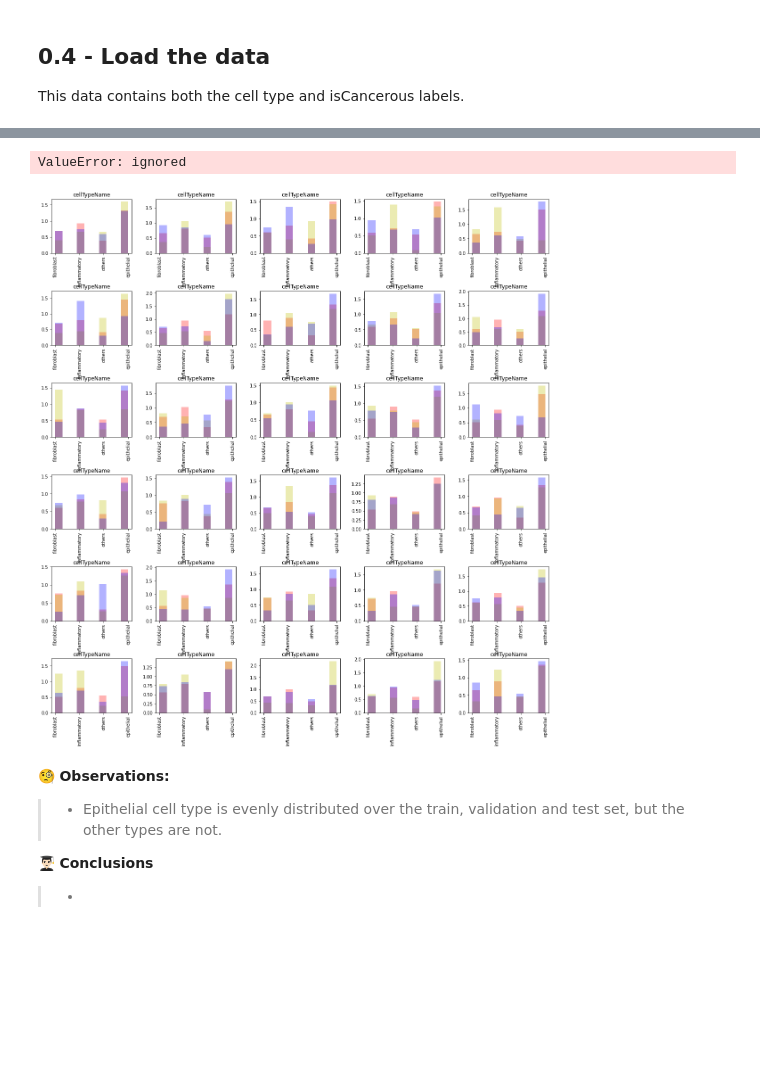
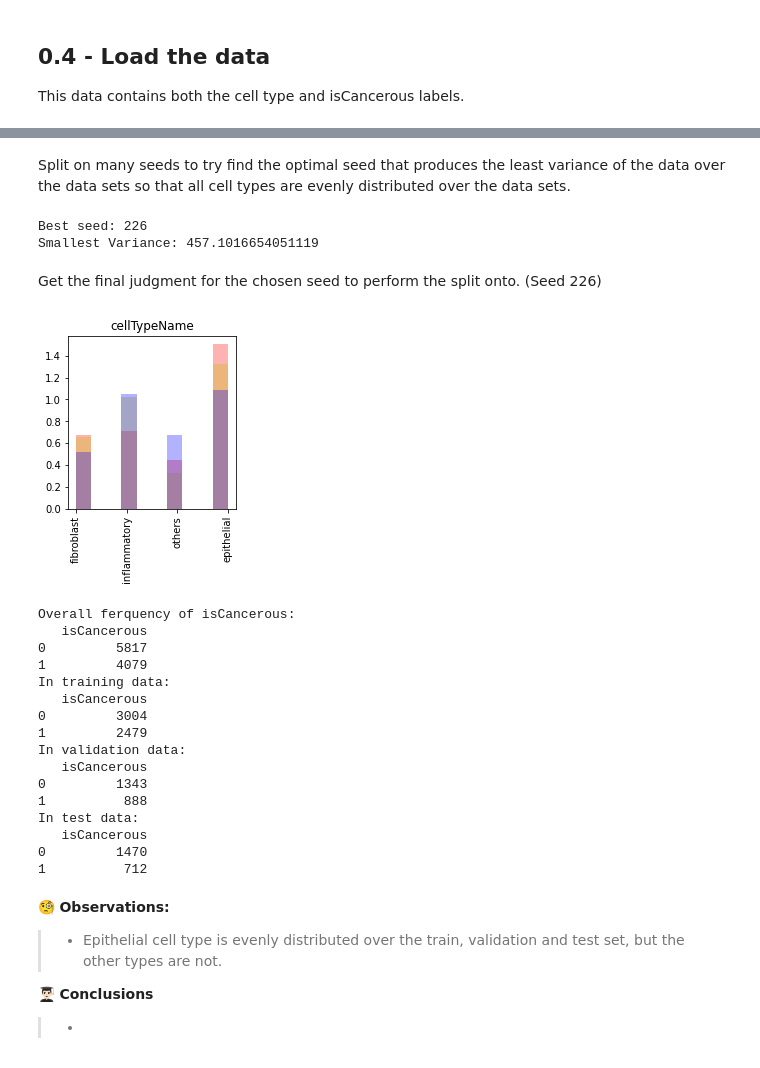
Before and after one commit to Luke-Mason/CML-Assignment-2, a Jupyter notebook: Luke.ipynb, the cells around one changed output, grey strips where cells are left out. Drawn from its saved outputs; the diff is of its cells as text; code cells hidden in the pictures; blank space fills up the shorter version.

Commit message:
Optimised the data split seed

```diff
--- a/Luke.ipynb
+++ b/Luke.ipynb
@@ -303,6 +305,3 @@ Splitting the main dataset into train, validation and test sets.
 This section actually split the data based on patient, so the data associated with that patient is not split across multiple data sets but instead all would be in one of the data sets, train, validation or test.
 
 This is done so that the test and validation data is tested on training data that came from completely new patients. If the patient's data was split across all the datasets then the data in the training set could be used to classify the same patients cells in the validation and test set. This would cause a problem if the model is used to classify new patients on a different data set. This decision allows for bias to be detected during training of the model and testing and counter measures can be put in place to reduce this seen bias.
-# %%
-# Split the data based on patient ID.
-main_train_set, main_validation_set, main_test_set = train_val_test_split_by_column(main_data, 'patientID', 35)
@@ -323,0 +308,3 @@ Name: cellTypeName, Length: 5959, dtype: object
+# %%
+def diff(count, highest_value):
+  return abs(((count/highest_value) * 100) - 100)
@@ -324,28 +333,62 @@ Name: cellTypeName, Length: 5959, dtype: object
+# %% [markdown]
+Split on many seeds to try find the optimal seed that produces the least variance of the data over the data sets so that all cell types are evenly distributed over the data sets.
+# %%
+seed = 0
+smallest_variance = 9999
+for i in range(1, 300):
+  # Split the data based on patient ID.
+  main_train_set, main_validation_set, main_test_set = train_val_test_split_by_column(main_data, 'patientID', i)
+  variance = get_variance_between_datasets(main_train_set, main_validation_set, main_test_set)
+  if variance < smallest_variance:
+    smallest_variance = variance
+    seed = i
+
+print("Best seed: " + str(seed))
+print("Smallest Variance: " + str(smallest_variance))
+# %% [output]
+Best seed: 226
+Smallest Variance: 457.1016654051119
+# %% [markdown]
+Get the final judgment for the chosen seed to perform the split onto. (Seed 226)
 # %%
-plt.figure(figsize=(20, 20))
-for i in range(1, 35):
-    # Split the data based on patient ID.
-    main_train_set, main_validation_set, main_test_set = train_val_test_split_by_column(main_data, 'patientID', i)
+# Split on the ultimate seed split with the least variance over the patient data.
+main_train_set, main_validation_set, main_test_set = train_val_test_split_by_column(main_data, 'patientID', seed)
 
-    # Graph the split results.
-
-    col = "cellTypeName"
-    hist_plot(col, [main_train_set[col], main_validation_set[col], main_test_set[col]], ['r', 'y', 'b'], 7, 5, i)
+# Graph the split results.
+plt.figure(figsize=(3, 3))
+col = "cellTypeName"
+hist_plot(col, [main_train_set[col], main_validation_set[col], main_test_set[col]], ['r', 'y', 'b'], 1, 1, 1)
 # %% [output]
-ValueError: ignored
-[figure, old version]
+[figure, new version]
 # %%
 print('Overall ferquency of isCancerous:')
 print(main_data.isCancerous.value_counts().to_frame())
 
-print('Frequency of isCancerous in training data: ')
+print('In training data: ')
 print(main_train_set.isCancerous.value_counts().to_frame())
 
-print('Frequency of isCancerous in validation data: ')
+print('In validation data: ')
 print(main_validation_set.isCancerous.value_counts().to_frame())
 
-print('Frequency of isCancerous in test data: ')
+print('In test data: ')
 print(main_test_set.isCancerous.value_counts().to_frame())
+# %% [output]
+Overall ferquency of isCancerous:
+   isCancerous
+0         5817
+1         4079
+In training data:
+   isCancerous
+0         3004
+1         2479
+In validation data:
+   isCancerous
+0         1343
+1          888
+In test data:
+   isCancerous
+0         1470
+1          712
 # %% [markdown]
 🧐 **Observations:**
 > - Epithelial cell type is evenly distributed over the train, validation and test set, but the other types are not.
```
Also changed, not shown: parts of 66 cells of this notebook.
